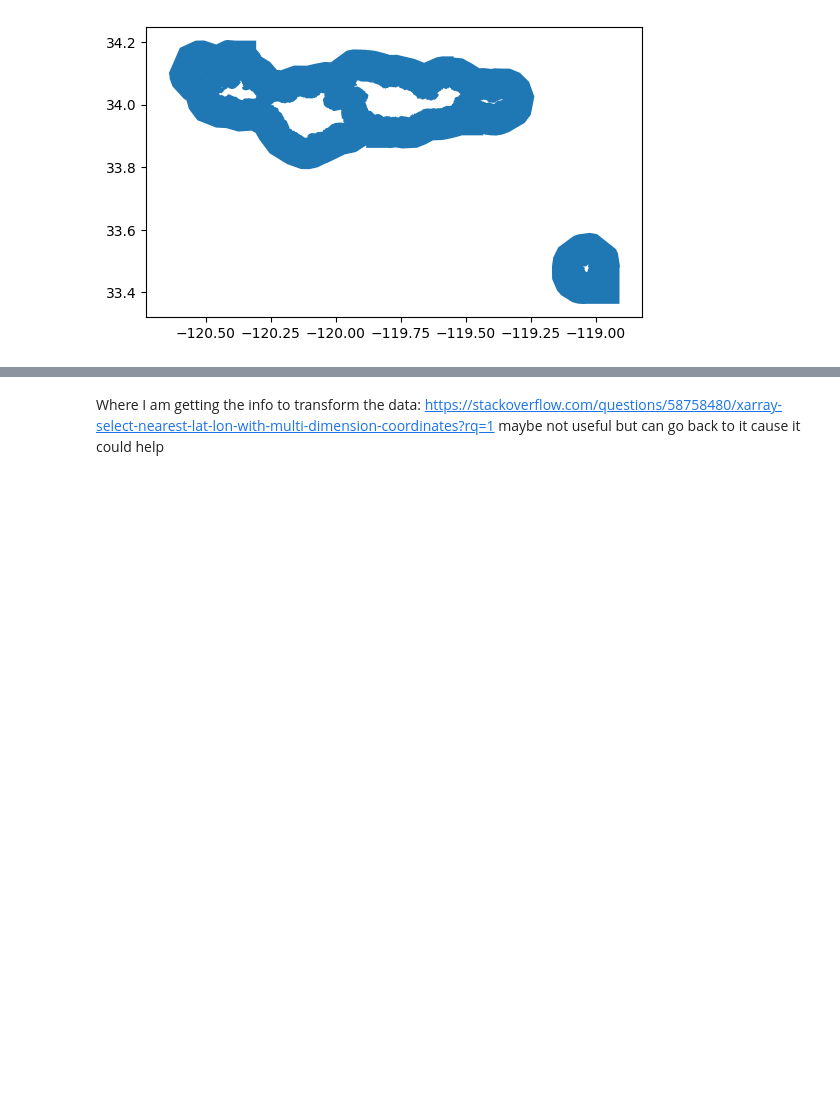
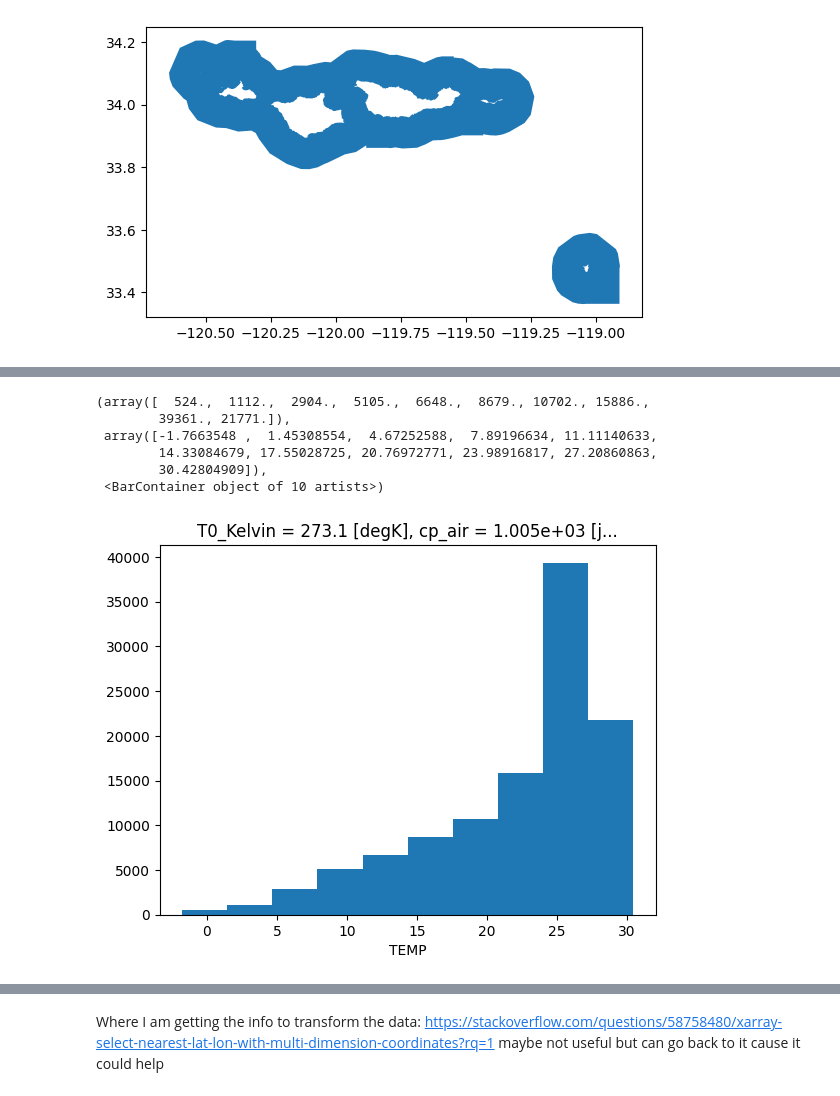
Before and after one commit to olleholt/toolkit, a Jupyter notebook: test_notebooks/Diana-scratch-patty-fiddle.ipynb, the cells around one changed output, grey strips where cells are left out. Saved outputs shown, nothing was run; the diff lists cells and outputs as text; code cells hidden in the pictures; blank space fills up the shorter version.

Commit message:
tried to find out why time series is not working

```diff
--- a/test_notebooks/Diana-scratch-patty-fiddle.ipynb
+++ b/test_notebooks/Diana-scratch-patty-fiddle.ipynb
@@ -251,11 +314,15 @@ cinms_shape.plot()
 # # Show the plot
 # plt.show()
 # %%
-# Merge the datasets
-merged_dataset = xr.merge([grid, ds_20C])
+
+# Merge the datasets of grid and the ds_20C data arrays
+merged_dataset = xr.merge([grid, ds_20C], join = "outer")
 ds_20C_merged_mean=merged_dataset.mean(dim="member_id")
+ds_20C_merged_mean
 #when TEMP is added in code
 #test = ds_20C_merged_mean.TEMP.sel(time=slice("1950", "2000"))
 #when TEMP is not added in code
 test = ds_20C_merged_mean.sel(time=slice("1950", "2000"))
 test
+#test_2 = test
+#test_2
@@ -262,9 +373,20 @@ test
 # %%
+# subset the region to the channel island region
 #subset the region box
-regbox=[-40, 40, 90, 300]
+regbox=[10, 50, 150, 300]
 # Read in specified region
 mask_lon = (test.TLONG >= regbox[2]) & (test.TLONG <= regbox[3])
 mask_lat = (test.TLAT >= regbox[0]) & (test.TLAT <= regbox[1])
 temp=test.where(mask_lon.compute() & mask_lat.compute(), drop=True)
 temp
+
+#grid spacing in CESM is about 1 degree
+
+#mean the z_t dimension
+test_2000_2 = temp.TEMP.mean(dim = "z_t")
+test_2000_2
+
+#mean the time dimension (cannot mean the time dimension if you want to get the map)
+mean_temp = test_2000_2.mean("time")
+mean_temp
 # %% [output]
@@ -287,0 +490,20 @@ Data variables:
+# %%
+#trying to time series line graph
+#test_2000 = temp.sel(time='2000-03')
+#test_2000.TEMP.plot.line(x = 'time')
+
+
+test_2000_2 = temp.TEMP.sel(z_t = 0, method = "nearest")
+#test_2000_2
+point = test_2000_2.sel(time='2000')
+point.plot()
+
+#question: why is it showing up as an histogram? what is on the y axis?
+# %% [output]
+(array([  524.,  1112.,  2904.,  5105.,  6648.,  8679., 10702., 15886.,
+        39361., 21771.]),
+ array([-1.7663548 ,  1.45308554,  4.67252588,  7.89196634, 11.11140633,
+        14.33084679, 17.55028725, 20.76972771, 23.98916817, 27.20860863,
+        30.42804909]),
+ <BarContainer object of 10 artists>)
+[figure, added]
```
Also changed, not shown: parts of 24 cells of this notebook, 4 other files.
